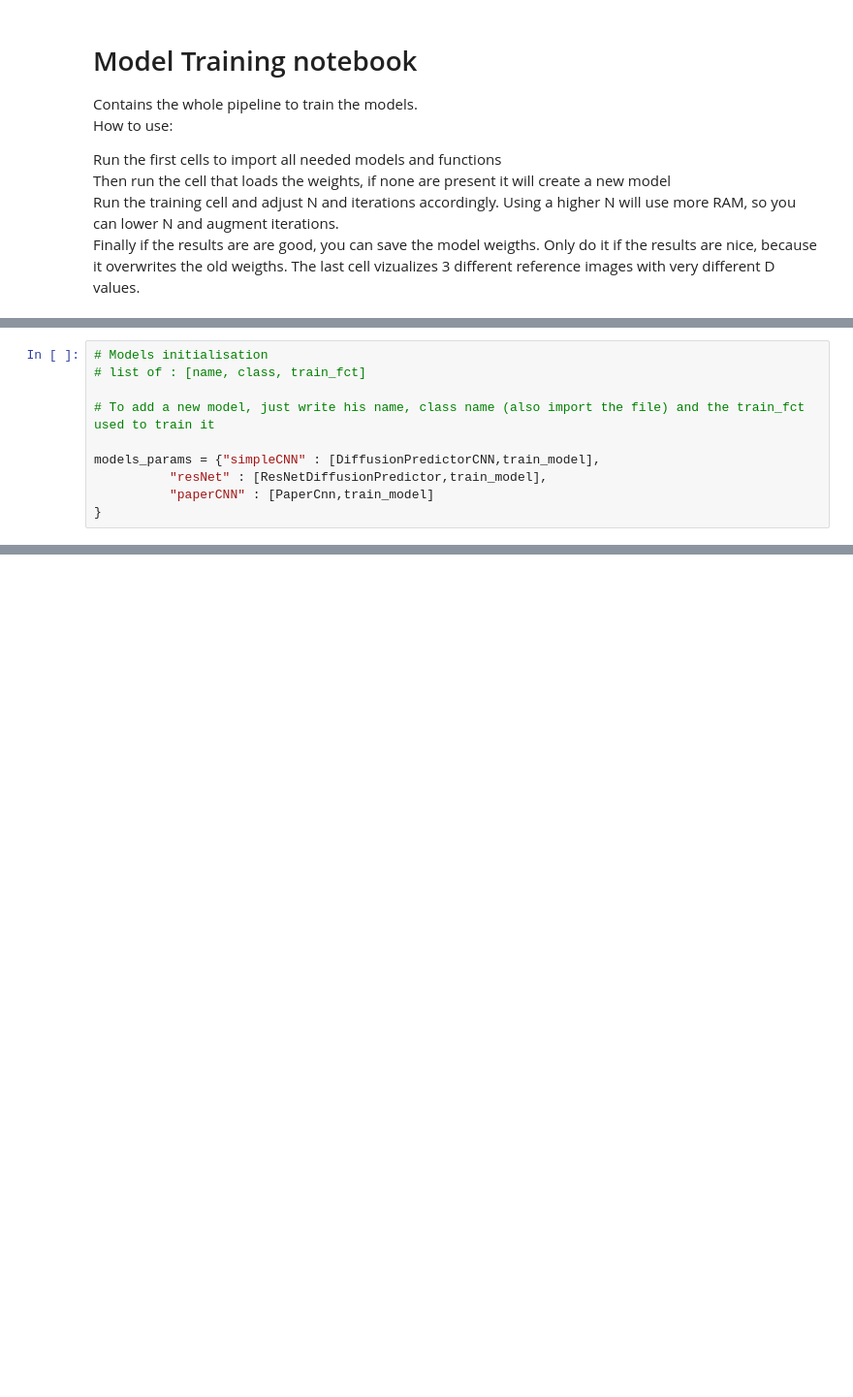
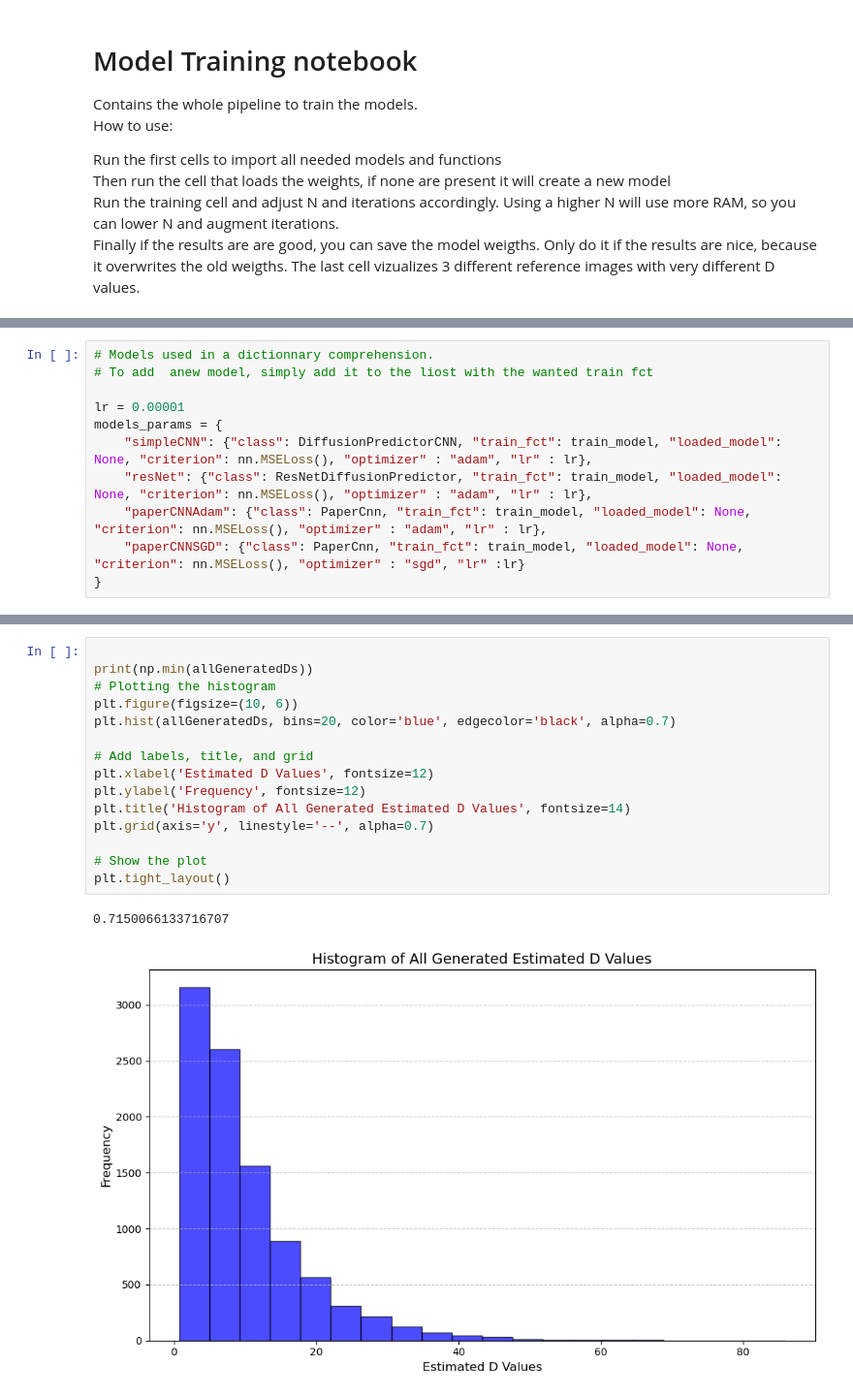
Before and after one commit to CS-433/ml-project-2-big-burger, a Jupyter notebook: ModelTrainPipeline.ipynb, the cells around one changed output, grey strips where cells are left out. Shown at 97% size. Saved outputs shown, nothing was run; the diff lists cells and outputs as text; blank space fills up the shorter version.

```diff
--- a/ModelTrainPipeline.ipynb
+++ b/ModelTrainPipeline.ipynb
@@ -42,11 +45,12 @@ print(f"Using device: {device}")
 # %%
-# Models initialisation
-# list of : [name, class, train_fct]
+# Models used in a dictionnary comprehension.
+# To add  anew model, simply add it to the liost with the wanted train fct
 
-# To add a new model, just write his name, class name (also import the file) and the train_fct used to train it
-
-models_params = {"simpleCNN" : [DiffusionPredictorCNN,train_model],
-          "resNet" : [ResNetDiffusionPredictor,train_model],
-          "paperCNN" : [PaperCnn,train_model]
+lr = 0.00001
+models_params = {
+    "simpleCNN": {"class": DiffusionPredictorCNN, "train_fct": train_model, "loaded_model": None, "criterion": nn.MSELoss(), "optimizer" : "adam", "lr" : lr},
+    "resNet": {"class": ResNetDiffusionPredictor, "train_fct": train_model, "loaded_model": None, "criterion": nn.MSELoss(), "optimizer" : "adam", "lr" : lr},
+    "paperCNNAdam": {"class": PaperCnn, "train_fct": train_model, "loaded_model": None, "criterion": nn.MSELoss(), "optimizer" : "adam", "lr" : lr},
+    "paperCNNSGD": {"class": PaperCnn, "train_fct": train_model, "loaded_model": None, "criterion": nn.MSELoss(), "optimizer" : "sgd", "lr" :lr}
 }
 # %%
@@ -122,0 +161,18 @@ Epoch 1/1, Loss: 20857435.2200
+# %%
+
+print(np.min(allGeneratedDs))
+# Plotting the histogram
+plt.figure(figsize=(10, 6))
+plt.hist(allGeneratedDs, bins=20, color='blue', edgecolor='black', alpha=0.7)
+
+# Add labels, title, and grid
+plt.xlabel('Estimated D Values', fontsize=12)
+plt.ylabel('Frequency', fontsize=12)
+plt.title('Histogram of All Generated Estimated D Values', fontsize=14)
+plt.grid(axis='y', linestyle='--', alpha=0.7)
+
+# Show the plot
+plt.tight_layout()
+# %% [output]
+0.7150066133716707
+[figure, added]
```
Also changed, not shown: parts of 11 cells of this notebook, 8 other files.
